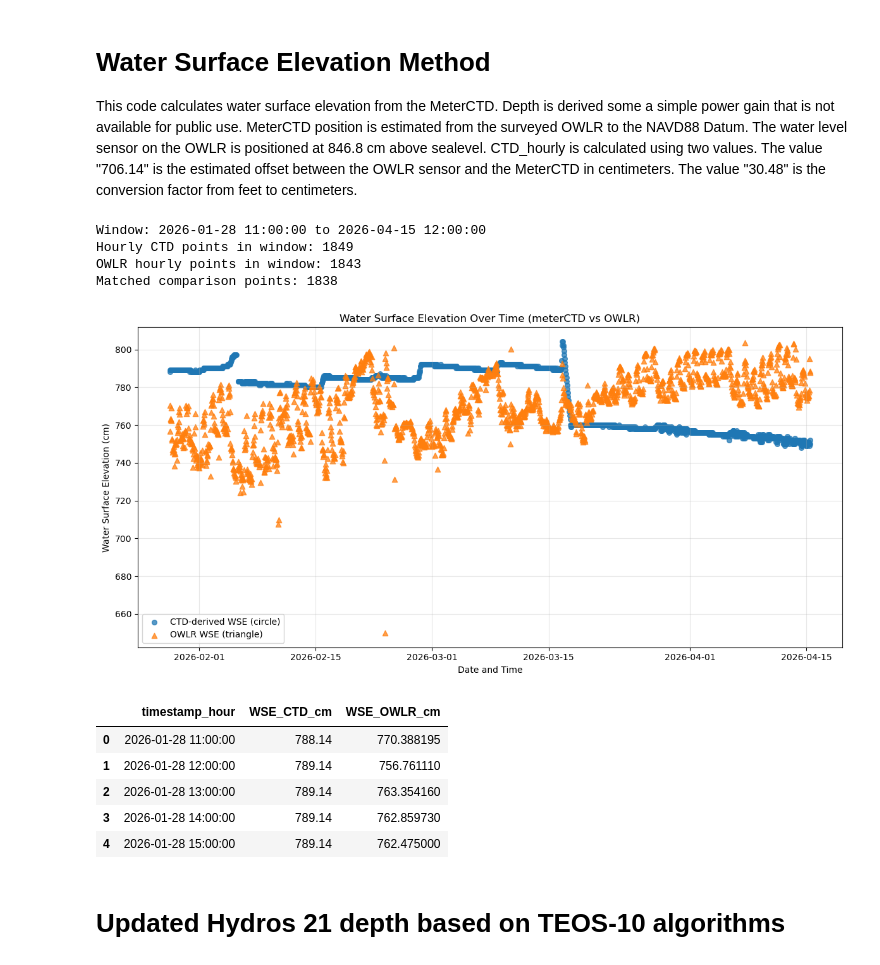
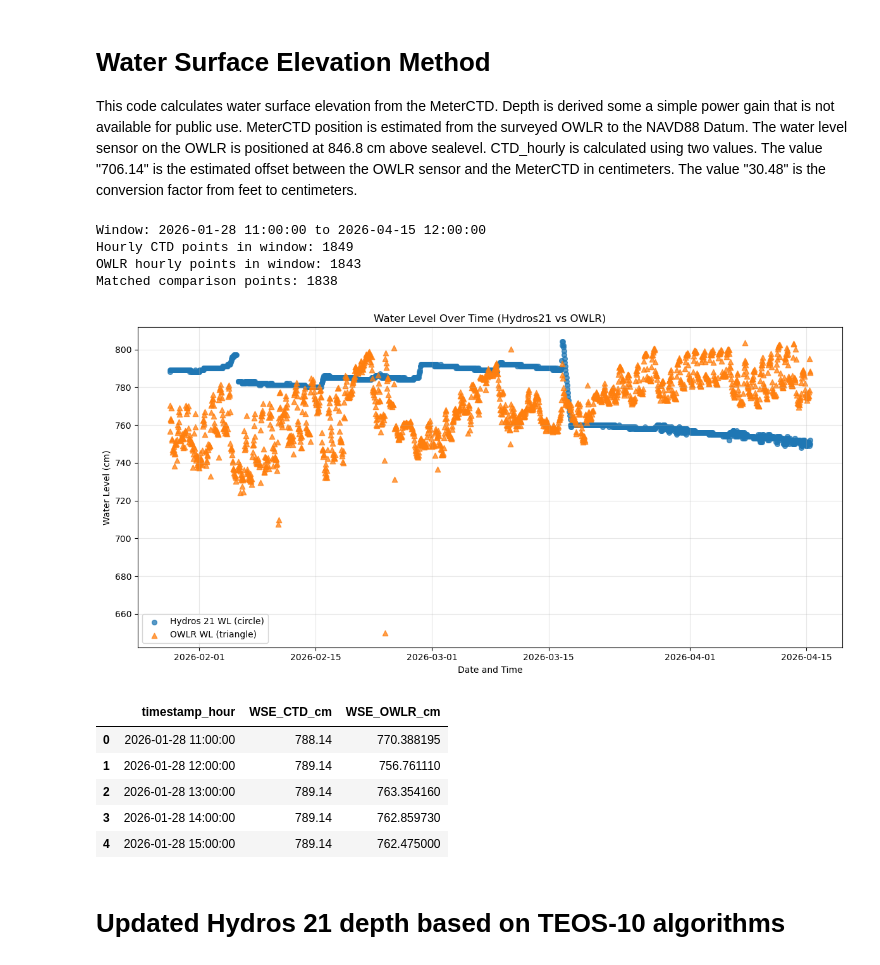
Before and after one commit to COAST-Lab/Open-Water-Level-and-Rainfall-Sensor, a Jupyter notebook: Data Analysis/waterSurfaceElevationAnalysis.ipynb, the cells around one changed output. Drawn from its saved outputs; the diff is of its cells as text; code cells hidden in the pictures.

```diff
--- a/Data Analysis/waterSurfaceElevationAnalysis.ipynb
+++ b/Data Analysis/waterSurfaceElevationAnalysis.ipynb
@@ -98,38 +98,38 @@ print(f'Matched comparison points: {len(comparison)}')
 
 # Time-series comparison
 plt.figure(figsize=(12, 6))
 plt.scatter(
     comparison['timestamp_hour'],
     comparison['WSE_CTD_cm'],
     s=30,
     marker='o',
     alpha=0.75,
-    label='CTD-derived WSE (circle)'
+    label='Hydros 21 WL (circle)'
 )
 plt.scatter(
     comparison['timestamp_hour'],
     comparison['WSE_OWLR_cm'],
     s=36,
     marker='^',
     alpha=0.75,
-    label='OWLR WSE (triangle)'
+    label='OWLR WL (triangle)'
 )
 
-plt.title('Water Surface Elevation Over Time (meterCTD vs OWLR)')
+plt.title('Water Level Over Time (Hydros21 vs OWLR)')
 plt.xlabel('Date and Time')
-plt.ylabel('Water Surface Elevation (cm)')
+plt.ylabel('Water Level (cm)')
 plt.legend()
 plt.grid(True, alpha=0.3)
 plt.tight_layout()
 plt.show()
 
 comparison.head()
 # %% [output]
 Window: 2026-01-28 11:00:00 to 2026-04-15 12:00:00
 Hourly CTD points in window: 1849
 OWLR hourly points in window: 1843
 Matched comparison points: 1838
-[figure, old version]
+[figure, new version]
 |  | timestamp_hour | WSE_CTD_cm | WSE_OWLR_cm |
 | 0 | 2026-01-28 11:00:00 | 788.14 | 770.388195 |
 | 1 | 2026-01-28 12:00:00 | 789.14 | 756.761110 |
```
Also changed, not shown: parts of 4 cells of this notebook, 10 other files.
